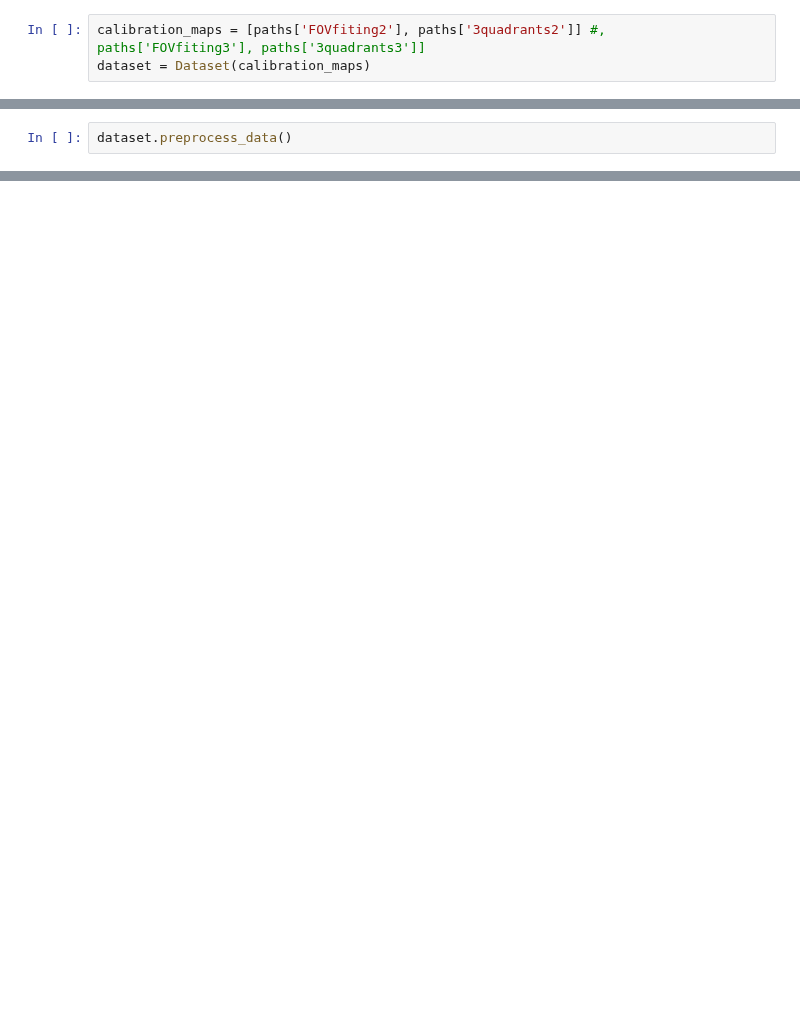
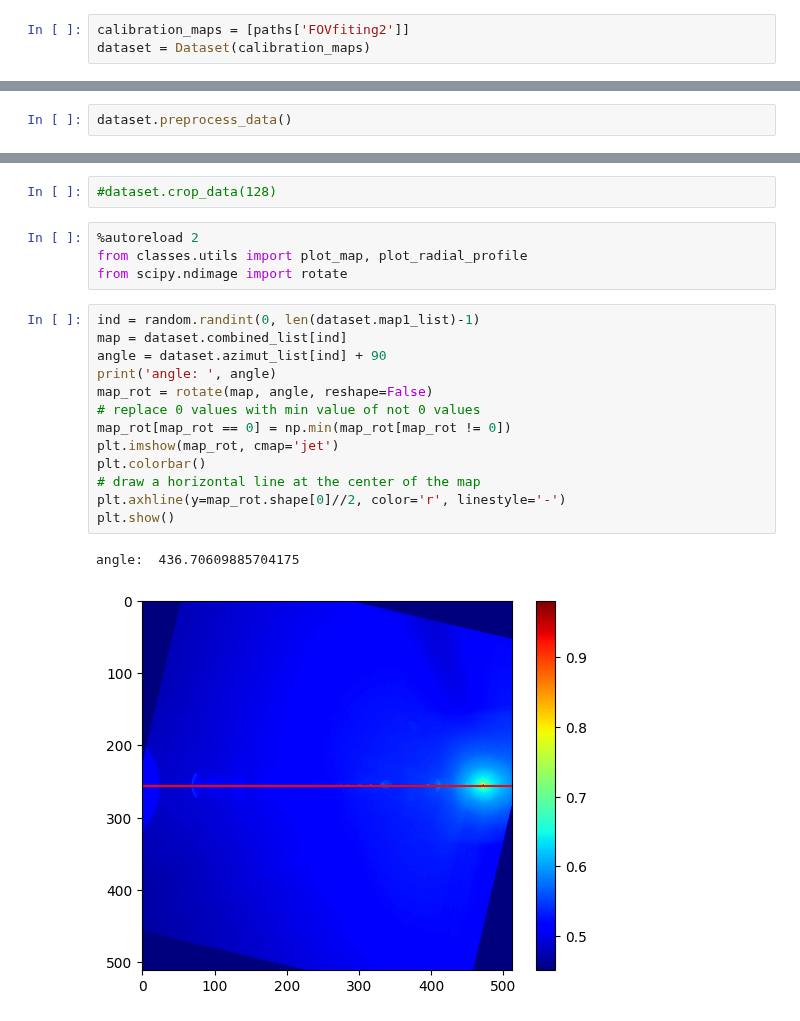
Before and after one commit to m7415/deep_learning_3MI, a Jupyter notebook: data_viewing.ipynb, the cells around one changed output, grey strips where cells are left out. Saved outputs shown, nothing was run; the diff lists cells and outputs as text; blank space fills up the shorter version.

Commit message:
fixing radial profiles

```diff
--- a/data_viewing.ipynb
+++ b/data_viewing.ipynb
@@ -41,5 +42,5 @@ paths = {
     '3quadrants9a' : os.path.join(data_dir, 'mapsCeline_3quadrants_9a_polNP.mat')
 }
 # %%
-calibration_maps = [paths['FOVfiting2'], paths['3quadrants2']] #, paths['FOVfiting3'], paths['3quadrants3']]
+calibration_maps = [paths['FOVfiting2']]
 dataset = Dataset(calibration_maps)
@@ -81,0 +52,22 @@ dataset.plot_combined(0)
+# %%
+#dataset.crop_data(128)
+# %%
+%autoreload 2
+from classes.utils import plot_map, plot_radial_profile
+from scipy.ndimage import rotate
+# %%
+ind = random.randint(0, len(dataset.map1_list)-1)
+map = dataset.combined_list[ind]
+angle = dataset.azimut_list[ind] + 90
+print('angle: ', angle)
+map_rot = rotate(map, angle, reshape=False)
+# replace 0 values with min value of not 0 values
+map_rot[map_rot == 0] = np.min(map_rot[map_rot != 0])
+plt.imshow(map_rot, cmap='jet')
+plt.colorbar()
+# draw a horizontal line at the center of the map
+plt.axhline(y=map_rot.shape[0]//2, color='r', linestyle='-')
+plt.show()
+# %% [output]
+angle:  436.70609885704175
+[figure, added]
```
Also changed, not shown: parts of 8 cells of this notebook, 5 other files.
